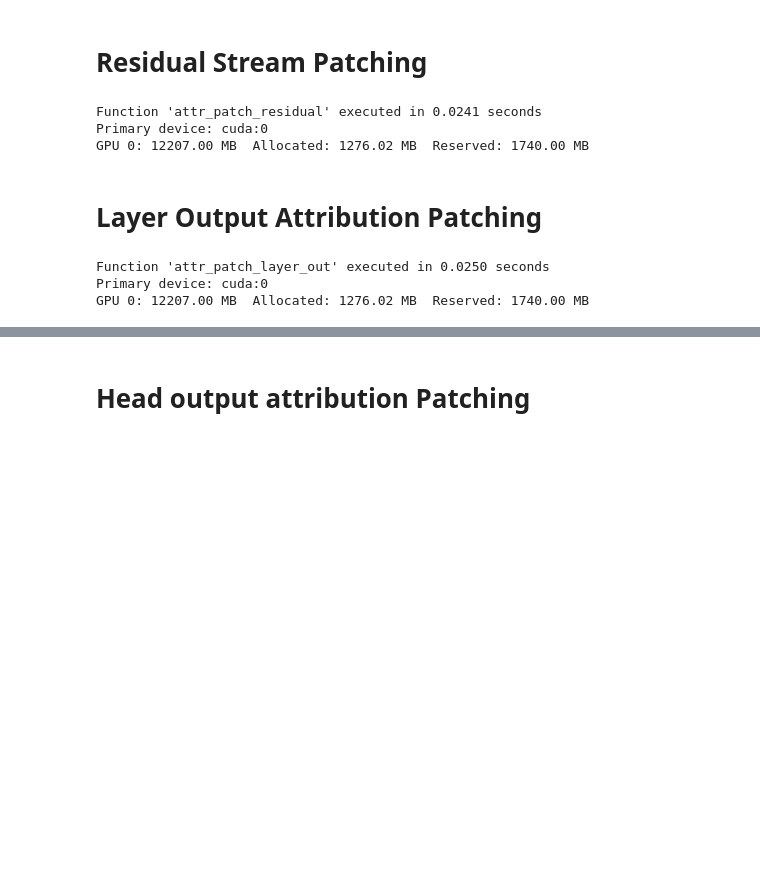
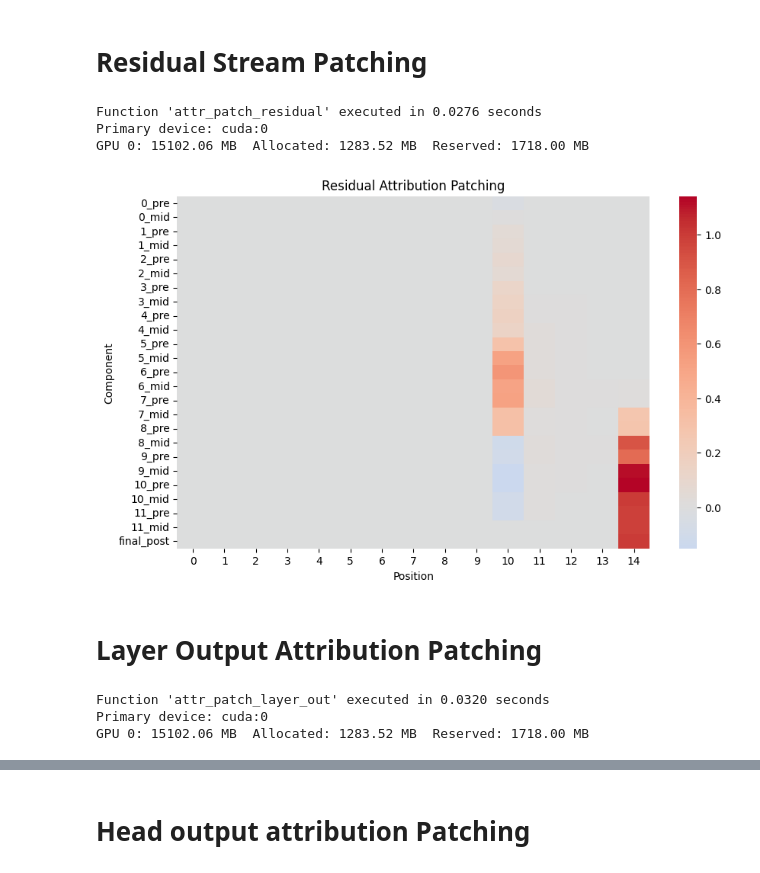
Before and after one commit to NainaniJatinZ/MechInterpCodeLLMs, a Jupyter notebook: experiments/InfoRetrieval/AttributionPatching_viz.ipynb, the cells around one changed output, grey strips where cells are left out. Saved outputs shown, nothing was run; the diff lists cells and outputs as text; code cells hidden in the pictures; blank space fills up the shorter version.

```diff
--- a/experiments/InfoRetrieval/AttributionPatching_viz.ipynb
+++ b/experiments/InfoRetrieval/AttributionPatching_viz.ipynb
@@ -152,8 +185,26 @@ GPU 0: 12207.00 MB  Allocated: 635.51 MB  Reserved: 690.00 MB
 # %%
 # Some examples to work with - replace with code examples
 
-prompts = ['When J and M went to the shops, J gave the bag to ', 'When J and M went to the shops, M gave the bag to ', 'When T and J went to the park, J gave the ball to ', 'When T and J went to the park, T gave the ball to ', 'When D and S went to the shops, S gave an apple to ', 'When D and S went to the shops, D gave an apple to ', 'After R and A went to the park, A gave a drink to ', 'After R and A went to the park, R gave a drink to ']
-answers = [('M', 'J'), ('J', 'M'), ('T', 'J'), ('J', 'T'), ('D', 'S'), ('S', 'D'), ('R', 'A'), ('A', 'R')]
+prompts = [
+    "When John and Mary went to the shops, John gave the bag to",
+    "When John and Mary went to the shops, Mary gave the bag to",
+    "When Tom and James went to the park, James gave the ball to",
+    "When Tom and James went to the park, Tom gave the ball to",
+    "When Dan and Sid went to the shops, Sid gave an apple to",
+    "When Dan and Sid went to the shops, Dan gave an apple to",
+    "After Martin and Amy went to the park, Amy gave a drink to",
+    "After Martin and Amy went to the park, Martin gave a drink to",
+]
+answers = [
+    (" Mary", " John"),
+    (" John", " Mary"),
+    (" Tom", " James"),
+    (" James", " Tom"),
+    (" Dan", " Sid"),
+    (" Sid", " Dan"),
+    (" Martin", " Amy"),
+    (" Amy", " Martin"),
+]
 
 clean_tokens = model.to_tokens(prompts)
 # Swap each adjacent pair, with a hacky list comprehension
@@ -401,11 +507,20 @@ residual_attr, residual_labels = attr_patch_residual(
 )
 check_gpu_memory()
 # %% [output]
-Function 'attr_patch_residual' executed in 0.0241 seconds
+Function 'attr_patch_residual' executed in 0.0276 seconds
 Primary device: cuda:0
-GPU 0: 12207.00 MB  Allocated: 1276.02 MB  Reserved: 1740.00 MB
+GPU 0: 15102.06 MB  Allocated: 1283.52 MB  Reserved: 1718.00 MB
 # %%
 # TODO : viz corresponding to attr_patch_residual
+import seaborn as sns
+plt.figure(figsize=(10, 6))
+sns.heatmap(residual_attr.detach().numpy(), yticklabels=residual_labels, annot=False, cmap='coolwarm', center=0)
+plt.xlabel('Position')
+plt.ylabel('Component')
+plt.title('Residual Attribution Patching')
+plt.show()
+# %% [output]
+[figure, added]
 # %% [markdown]
 # Layer Output Attribution Patching
 # %%
@@ -433,8 +548,8 @@ layer_out_attr, layer_out_labels = attr_patch_layer_out(
 )
 check_gpu_memory()
 # %% [output]
-Function 'attr_patch_layer_out' executed in 0.0250 seconds
+Function 'attr_patch_layer_out' executed in 0.0320 seconds
 Primary device: cuda:0
-GPU 0: 12207.00 MB  Allocated: 1276.02 MB  Reserved: 1740.00 MB
+GPU 0: 15102.06 MB  Allocated: 1283.52 MB  Reserved: 1718.00 MB
 # %%
 # TODO : viz corresponding to attr_patch_layer_out
```
Also changed, not shown: parts of 24 cells of this notebook.
